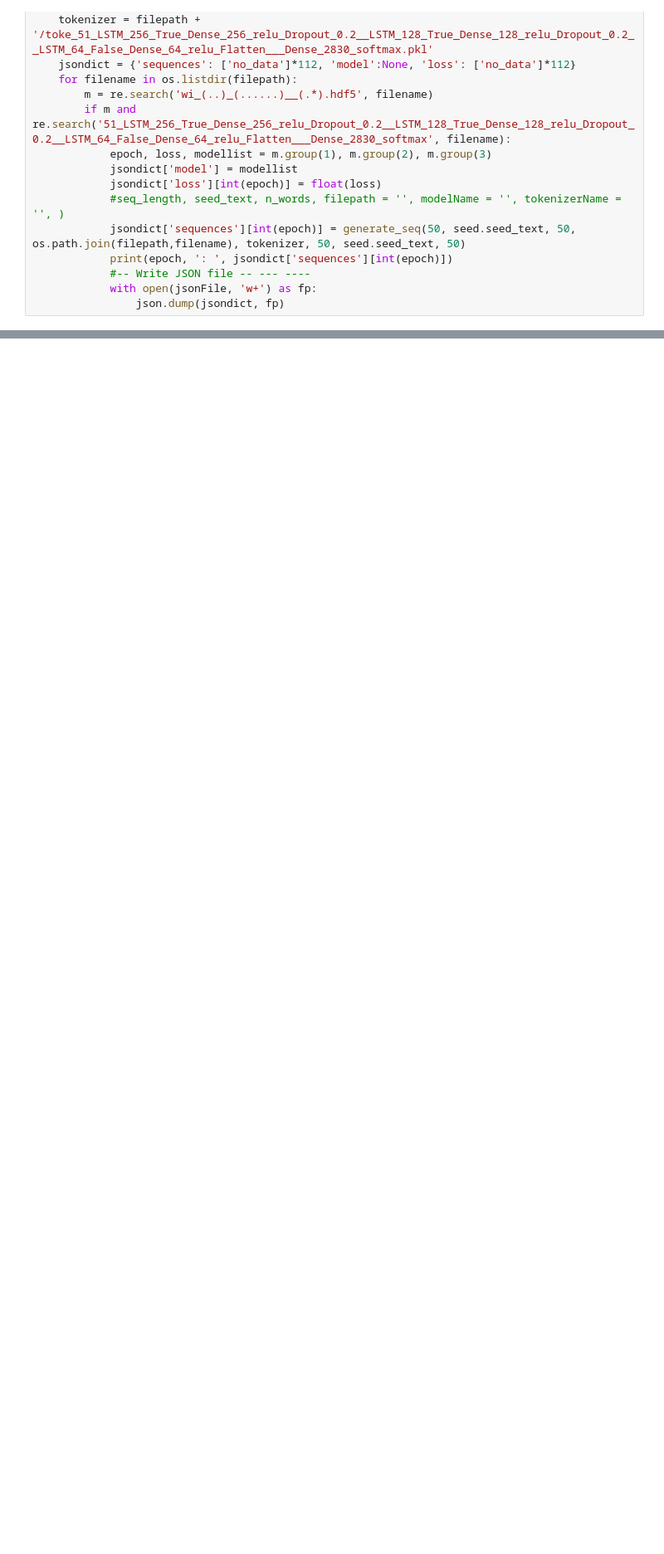
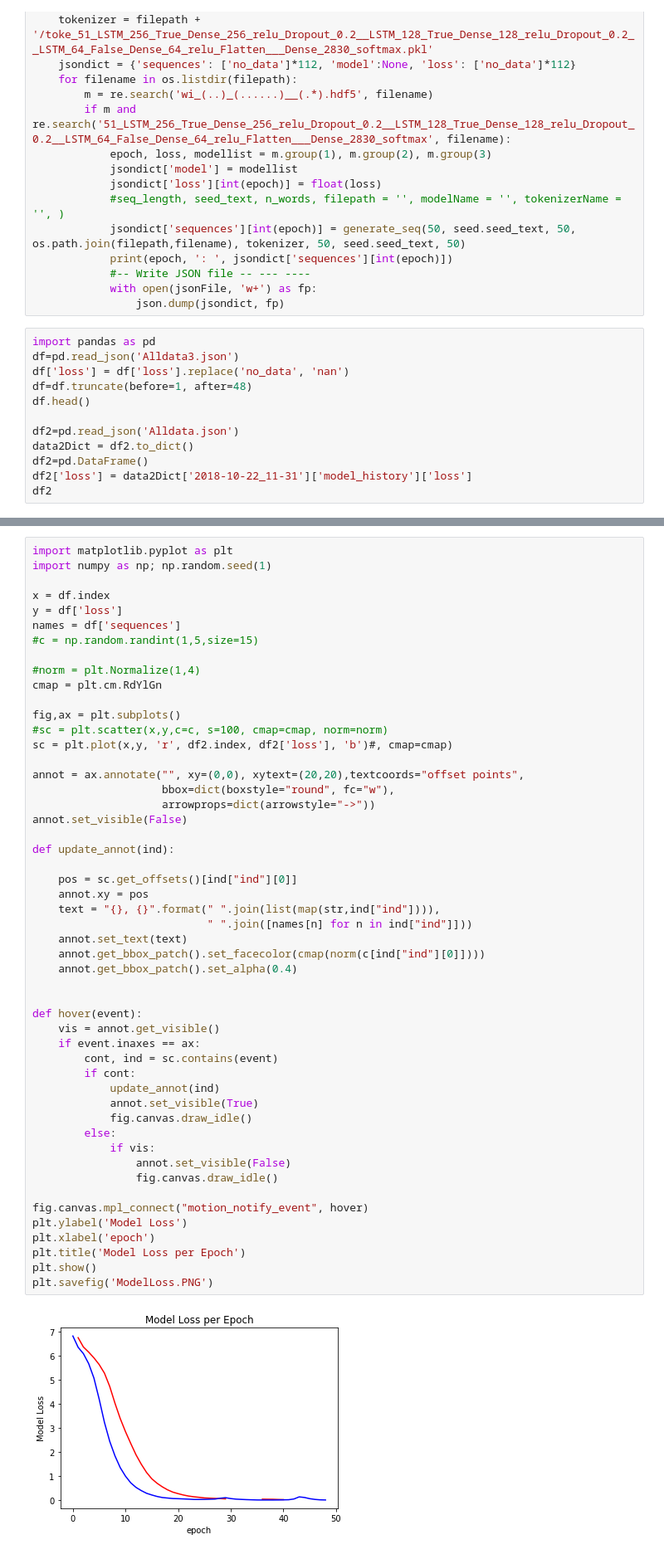
Before and after one commit to jshtaway/Dr-Seuss-Machine-Learning-LSTM, a Jupyter notebook: word_based.ipynb, the cells around one changed output, grey strips where cells are left out. Shown at 83% size. Saved outputs shown, nothing was run; the diff lists cells and outputs as text; blank space fills up the shorter version.

Commit message:
code for loss figure

```diff
--- a/word_based.ipynb
+++ b/word_based.ipynb
@@ -367,3 +367,15 @@ def jsonify_the_old_style_file(filepath = '.'):
             #-- Write JSON file -- --- ----
             with open(jsonFile, 'w+') as fp:
                 json.dump(jsondict, fp)
+# %%
+import pandas as pd
+df=pd.read_json('Alldata3.json')
+df['loss'] = df['loss'].replace('no_data', 'nan')
+df=df.truncate(before=1, after=48)
+df.head()
+
+df2=pd.read_json('Alldata.json')
+data2Dict = df2.to_dict()
+df2=pd.DataFrame()
+df2['loss'] = data2Dict['2018-10-22_11-31']['model_history']['loss']
+df2
@@ -369,0 +400,53 @@ def jsonify_the_old_style_file(filepath = '.'):
+# %%
+import matplotlib.pyplot as plt
+import numpy as np; np.random.seed(1)
+
+x = df.index
+y = df['loss']
+names = df['sequences']
+#c = np.random.randint(1,5,size=15)
+
+#norm = plt.Normalize(1,4)
+cmap = plt.cm.RdYlGn
+
+fig,ax = plt.subplots()
+#sc = plt.scatter(x,y,c=c, s=100, cmap=cmap, norm=norm)
+sc = plt.plot(x,y, 'r', df2.index, df2['loss'], 'b')#, cmap=cmap)
+
+annot = ax.annotate("", xy=(0,0), xytext=(20,20),textcoords="offset points",
+                    bbox=dict(boxstyle="round", fc="w"),
+                    arrowprops=dict(arrowstyle="->"))
+annot.set_visible(False)
+
+def update_annot(ind):
+
+    pos = sc.get_offsets()[ind["ind"][0]]
+    annot.xy = pos
+    text = "{}, {}".format(" ".join(list(map(str,ind["ind"]))),
+                           " ".join([names[n] for n in ind["ind"]]))
+    annot.set_text(text)
+    annot.get_bbox_patch().set_facecolor(cmap(norm(c[ind["ind"][0]])))
+    annot.get_bbox_patch().set_alpha(0.4)
+
+
+def hover(event):
+    vis = annot.get_visible()
+    if event.inaxes == ax:
+        cont, ind = sc.contains(event)
+        if cont:
+            update_annot(ind)
+            annot.set_visible(True)
+            fig.canvas.draw_idle()
+        else:
+            if vis:
+                annot.set_visible(False)
+                fig.canvas.draw_idle()
+
+fig.canvas.mpl_connect("motion_notify_event", hover)
+plt.ylabel('Model Loss')
+plt.xlabel('epoch')
+plt.title('Model Loss per Epoch')
+plt.show()
+plt.savefig('ModelLoss.PNG')
+# %% [output]
+[figure, added]
```
Also changed, not shown: parts of 2 cells of this notebook.
